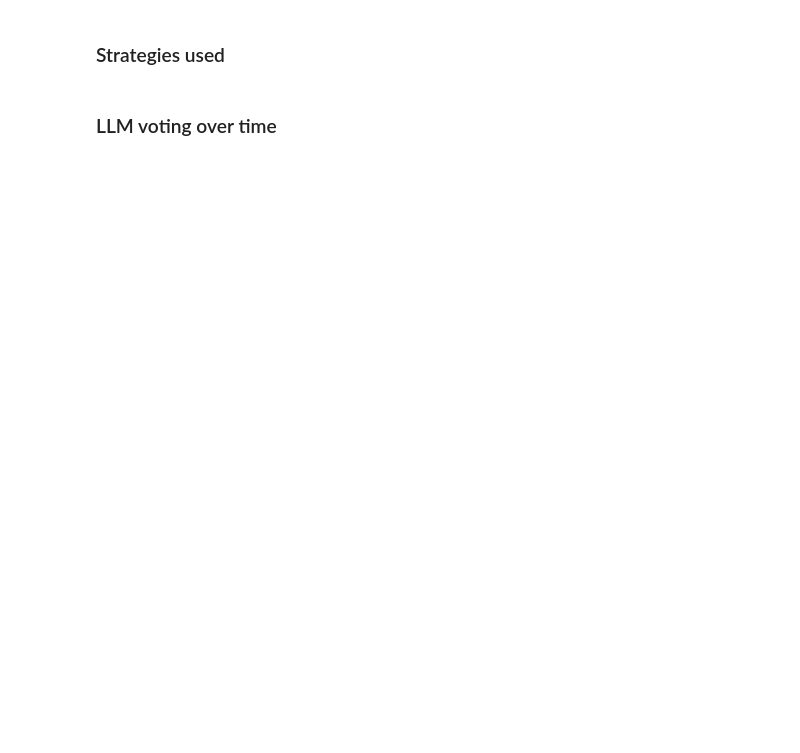
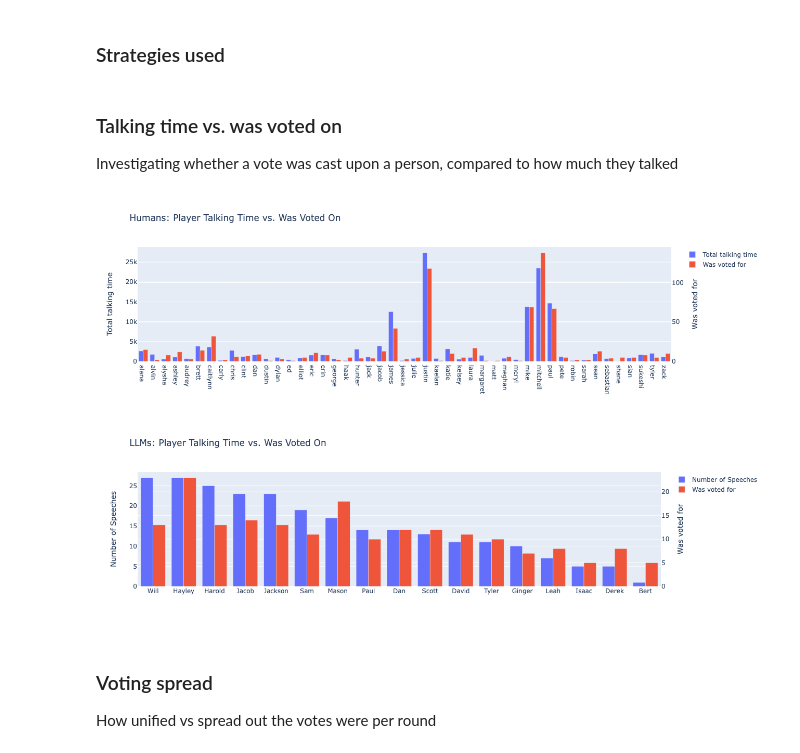
Before and after one commit to CUBoulder-DS/CSCI-5423-Final, a Jupyter notebook: Notebooks/EDA_Comparison.ipynb, the cells around one changed output. Cells and saved outputs as stored; diff of their text form; code cells hidden in the pictures; blank space fills up the shorter version.

Commit message:
More plots/EDA in comparison of the 2 datasets

```diff
--- a/Notebooks/EDA_Comparison.ipynb
+++ b/Notebooks/EDA_Comparison.ipynb
@@ -154,3 +151,64 @@ fig.show()
+# %% [markdown]
+### Talking time vs. was voted on
+
+Investigating whether a vote was cast upon a person, compared to how much they talked
+# %%
+## Humans dataset
+hum_talklen = hum_text_df.groupby("speaker")["utterance_length"].sum().reset_index()
+hum_votedon = hum_rounds_df["voted_for"].value_counts().reset_index()
+cmp = hum_talklen.merge(hum_votedon, left_on="speaker", right_on="voted_for", how="inner")\
+                .rename(columns={"speaker": "Player", "utterance_length": "Total talking time", "count": "Was voted for"})
+
+fig = go.Figure(
+    data=[
+        go.Bar(name='Total talking time', x=cmp["Player"], y=cmp["Total talking time"], yaxis='y', offsetgroup=1),
+        go.Bar(name='Was voted for', x=cmp["Player"], y=cmp["Was voted for"], yaxis='y2', offsetgroup=2)
+    ],
+    layout={
+        'yaxis': {'title': 'Total talking time'},
+        'yaxis2': {'title': 'Was voted for', 'overlaying': 'y', 'side': 'right'},
+        "title": "Humans: Player Talking Time vs. Was Voted On"
+    }
+)
+# Change the bar mode
+fig.update_layout(barmode='group', height=400)
+fig.show()
+
+
+## LLMs dataset
+llm_talklen = llm_text_df["speaker"].value_counts().reset_index()
+llm_votes = llm_text_df.groupby(["game_id", "round"])["votes"].first().reset_index().dropna()["votes"].apply(ast.literal_eval)
+voted_on = {}
+for vote in llm_votes:
+    for k, v in vote.items():
+        if not k in voted_on:
+            voted_on[k] = 1
+        else:
+            voted_on[k] += 1
+llm_votedon = pd.DataFrame(voted_on.items()).rename(columns={0: "speaker", 1: "Voted On"})
+
+cmp = llm_talklen.merge(llm_votedon, on="speaker", how="inner")\
+                .rename(columns={"speaker": "Player", "count": "Number of Speeches"})
+
+fig = go.Figure(
+    data=[
+        go.Bar(name='Number of Speeches', x=cmp["Player"], y=cmp["Number of Speeches"], yaxis='y', offsetgroup=1),
+        go.Bar(name='Was voted for', x=cmp["Player"], y=cmp["Voted On"], yaxis='y2', offsetgroup=2)
+    ],
+    layout={
+        'yaxis': {'title': 'Number of Speeches'},
+        'yaxis2': {'title': 'Was voted for', 'overlaying': 'y', 'side': 'right'},
+        "title": "LLMs: Player Talking Time vs. Was Voted On"
+    }
+)
+# Change the bar mode
+fig.update_layout(barmode='group', height=400)
+fig.show()
+# %% [output]
+[figure, added]
+[figure, added]
 # %% [markdown]
-### LLM voting over time
+### Voting spread
+
+How unified vs spread out the votes were per round
 # %%
```
Also changed, not shown: parts of 10 cells of this notebook, 1 other file.
